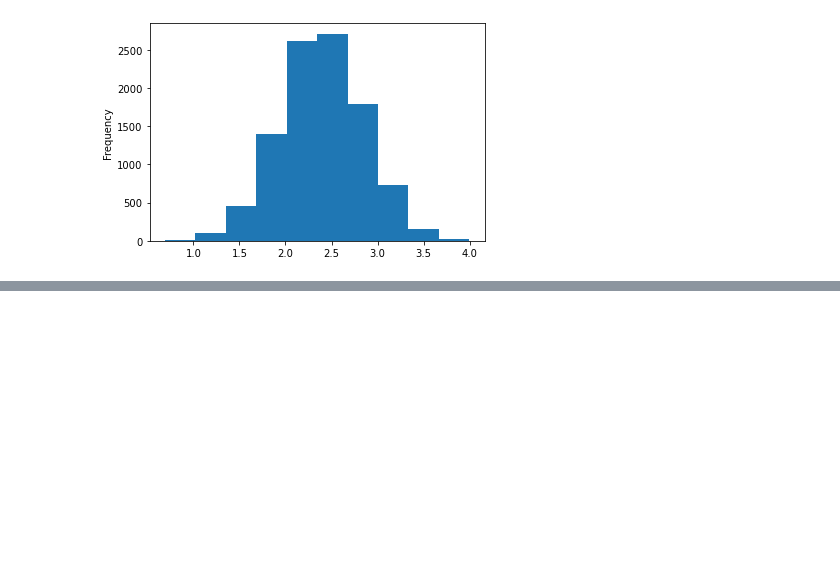
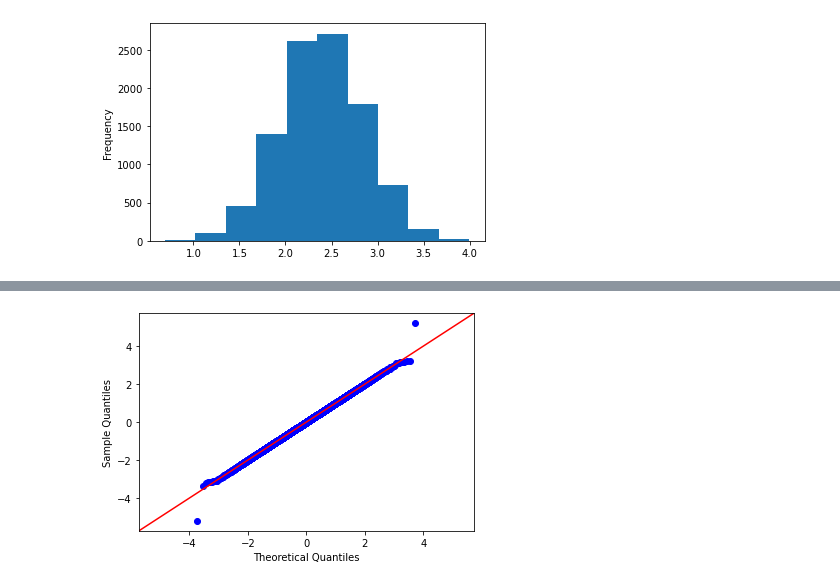
Before and after one commit to SOWMIYA2003/EX-06-Feature-Transformation, a Jupyter notebook: data.ipynb, the cells around one changed output, grey strips where cells are left out. Saved outputs shown, nothing was run; the diff lists cells and outputs as text; code cells hidden in the pictures; blank space fills up the shorter version.

```diff
--- a/data.ipynb
+++ b/data.ipynb
@@ -277,0 +283,11 @@ df5["yf_ModPositive"].plot(kind = 'hist')
+# %%
+df["Moderate Negative Skew"]=pd.DataFrame(qt.fit_transform(df[["Moderate Negative Skew"]]))
+sm.qqplot(df["Moderate Negative Skew"],line='45')
+plt.show()
+from sklearn.preprocessing import QuantileTransformer
+qt=QuantileTransformer(output_distribution = 'normal')
+df["Moderate Positive Skew"]=pd.DataFrame(qt.fit_transform(df[["Moderate Positive Skew"]]))
+sm.qqplot(df["Moderate Positive Skew"],line='45')
+plt.show()
+# %% [output]
+[figure, added]
```
Also changed, not shown: parts of 1 cell of this notebook, 11 other files.
